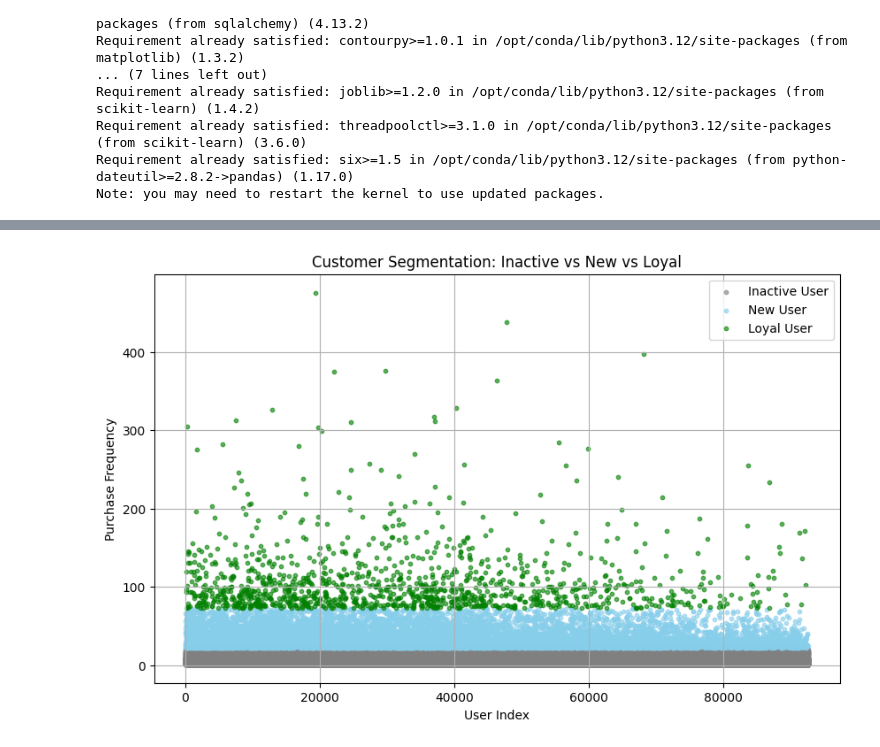
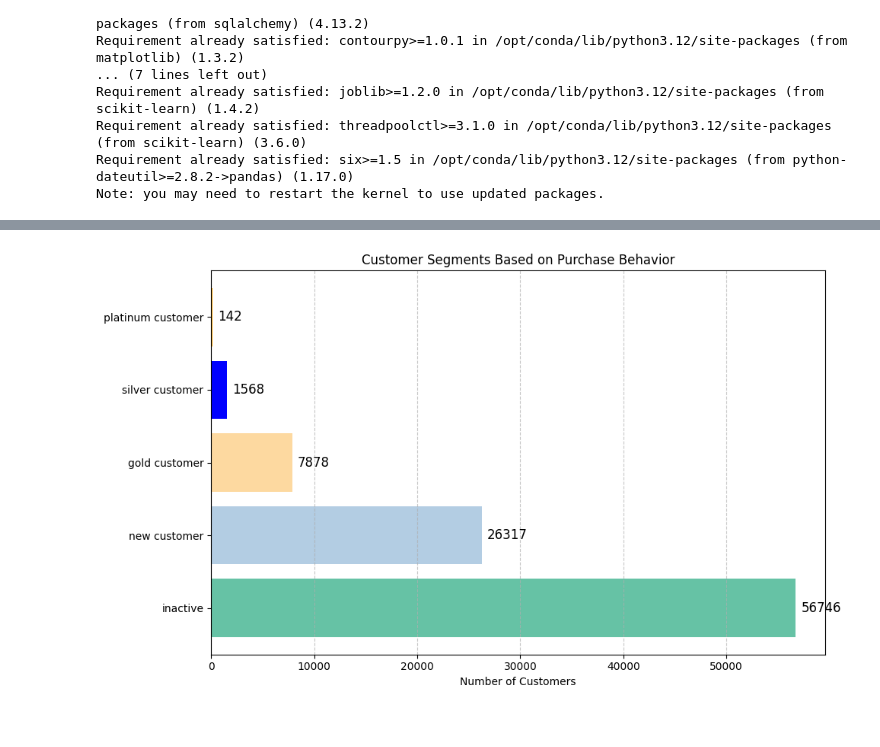
Before and after one commit to viruskizz/42bangkok-datascience-piscine, a Jupyter notebook: ds02/ex05/Clustering.ipynb, the cells around one changed output, grey strips where cells are left out. Cells and saved outputs as stored; diff of their text form; code cells hidden in the pictures.

```diff
--- a/ds02/ex05/Clustering.ipynb
+++ b/ds02/ex05/Clustering.ipynb
@@ -86,31 +96,40 @@ df.describe()
 # %%
+""" Bar chart """
 # Step 1: Run KMeans
-kmeans = KMeans(n_clusters=3, random_state=42)
-df['cluster'] = kmeans.fit_predict(df[['frequency']])
+kn=5
+kmeans = KMeans(n_clusters=kn, random_state=42)
+df['cluster'] = kmeans.fit_predict(X_scaled)
 
-# Step 2: Sort clusters by average frequency (to assign meaningful labels)
-cluster_order = df.groupby('cluster')['frequency'].mean().sort_values()
-cluster_labels = {
-    cluster_order.index[0]: 'Inactive User',
-    cluster_order.index[1]: 'New User',
-    cluster_order.index[2]: 'Loyal User'
-}
-df['segment'] = df['cluster'].map(cluster_labels)
+# See cluster center tendencies
+import numpy as np
+cluster_centers = kmeans.cluster_centers_
 
+# Assign labels based on behavior
+# Example: map low freq/monetary = inactive, mid = new, high = loyal
+cluster_order = np.argsort([center[0] for center in cluster_centers])  # by frequency
+
+labels = ['inactive', 'new customer', 'gold customer', 'silver customer', 'platinum customer']
+label_map = {cluster_order[i]: labels[i] for i in range(kn)}
+df['segment'] = df['cluster'].map(label_map)
+
+########
 # Step 3: Plot the labeled segments
+segment_counts = df['segment'].value_counts().reindex(labels)
+
+colors = ['#66c2a5', '#b3cde3', '#fdd9a0', 'blue', 'orange']
 plt.figure(figsize=(10, 6))
-colors = {'Inactive User': 'gray', 'New User': 'skyblue', 'Loyal User': 'green'}
+bars = plt.barh(segment_counts.index, segment_counts.values, color=colors)
 
-for label, color in colors.items():
-    subset = df[df['segment'] == label]
-    plt.scatter(subset.index, subset['frequency'], label=label, color=color, alpha=0.6, s=10)
+for bar in bars:
+    width = bar.get_width()
+    plt.text(width + 500, bar.get_y() + bar.get_height()/2,
+             f'{int(width)}', va='center', fontsize=12)
 
-plt.xlabel('User Index')
-plt.ylabel('Purchase Frequency')
-plt.title('Customer Segmentation: Inactive vs New vs Loyal')
-plt.legend()
-plt.grid(True)
+plt.xlabel('Number of Customers')
+plt.title('Customer Segments Based on Purchase Behavior')
+plt.grid(axis='x', linestyle='--', alpha=0.7)
+plt.tight_layout()
 plt.show()
 # %% [output]
-[figure, old version]
+[figure, new version]
 # %%
```
Also changed, not shown: parts of 5 cells of this notebook.
